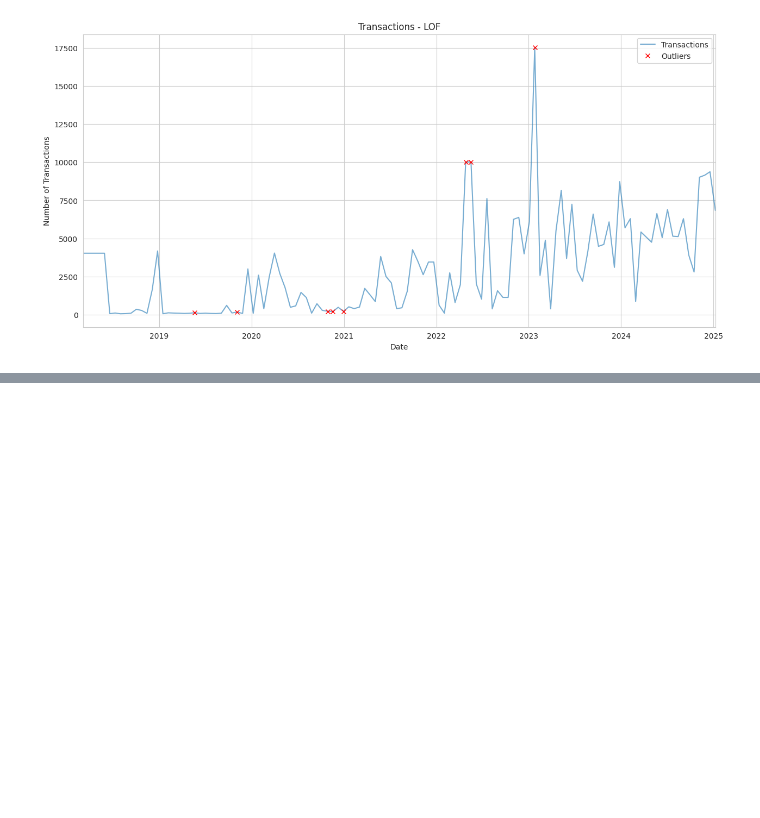
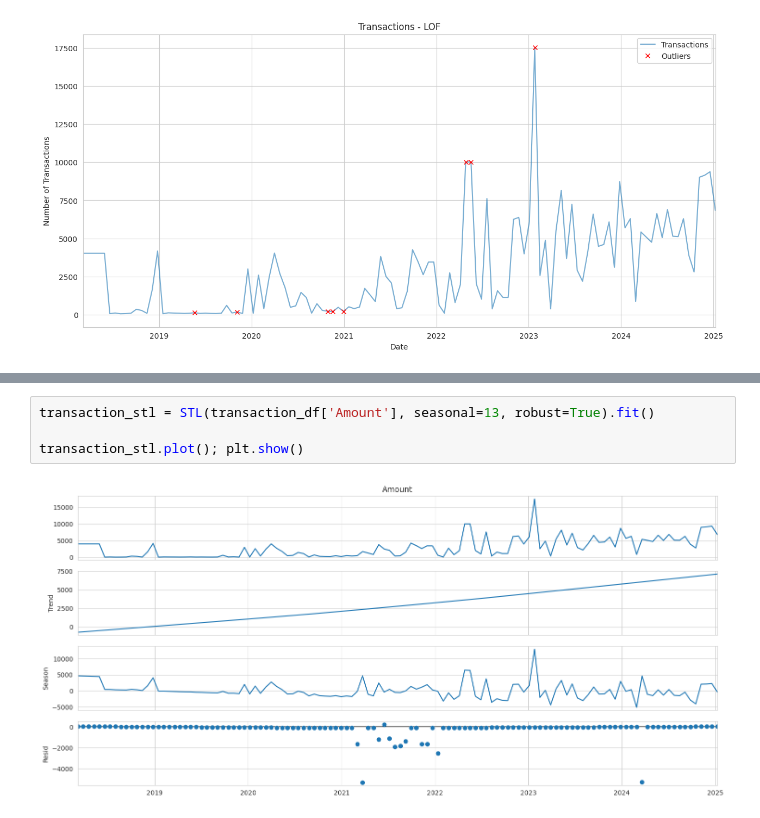
Before and after one commit to Jeremiah-Katumo/dsa, a Jupyter notebook: project/transactions.ipynb, the cells around one changed output, grey strips where cells are left out. Drawn from its saved outputs; the diff is of its cells as text; blank space fills up the shorter version.

```diff
--- a/project/transactions.ipynb
+++ b/project/transactions.ipynb
@@ -429,0 +561,6 @@ outlier_detector.plot_outliers(outliers, transaction_df, 'LOF')
+# %%
+transaction_stl = STL(transaction_df['Amount'], seasonal=13, robust=True).fit()
+
+transaction_stl.plot(); plt.show()
+# %% [output]
+[figure, added]
```
Also changed, not shown: parts of 47 cells of this notebook, 1 other file.
